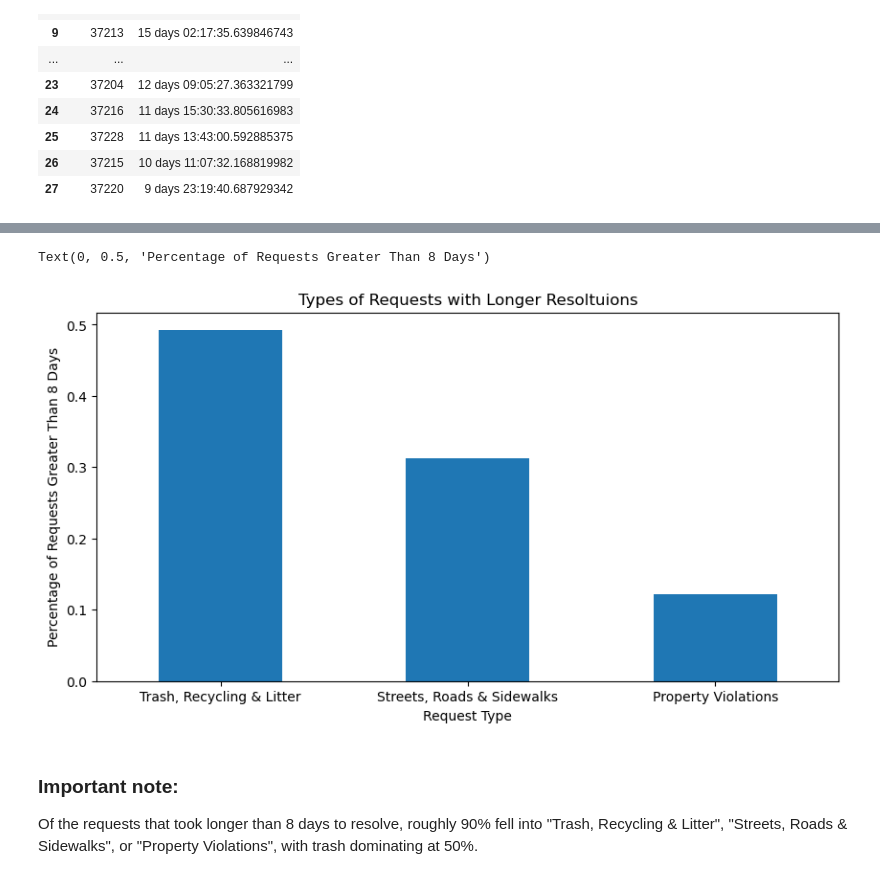
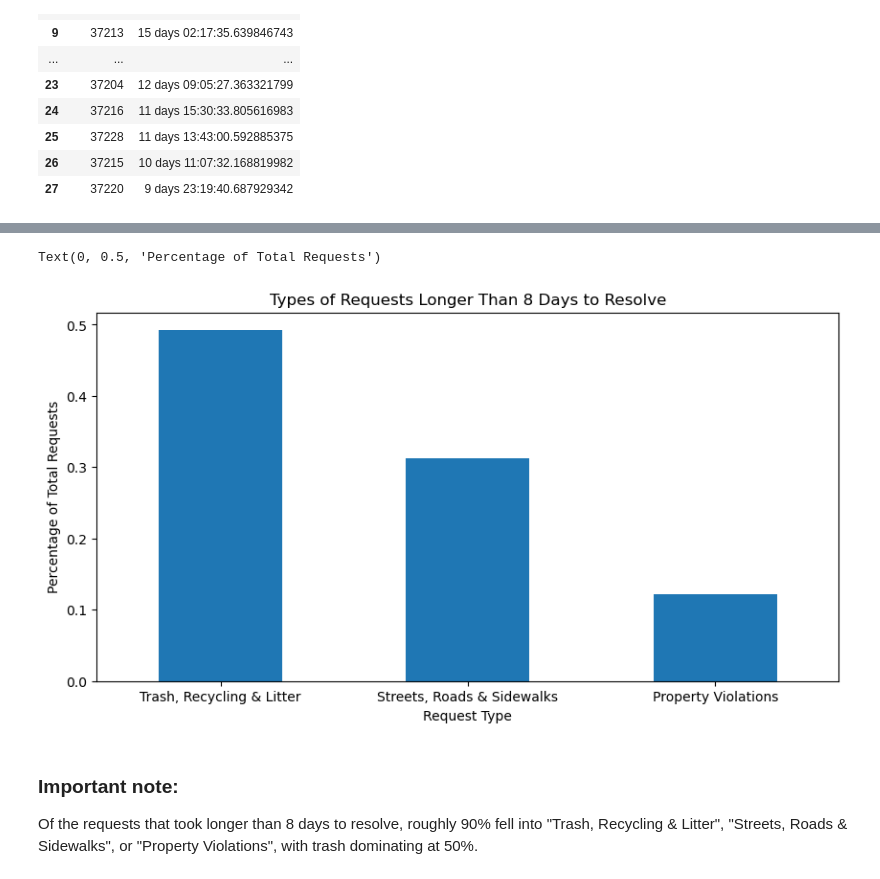
Before and after one commit to edwardbrown750/nss_da9_Capstone, a Jupyter notebook: notebook/ed_brown_da9_capstone_analysis_notebook.ipynb, the cells around one changed output, grey strips where cells are left out. Drawn from its saved outputs; the diff is of its cells as text; code cells hidden in the pictures.

```diff
--- a/notebook/ed_brown_da9_capstone_analysis_notebook.ipynb
+++ b/notebook/ed_brown_da9_capstone_analysis_notebook.ipynb
@@ -913,3 +914,5 @@ hubnashville_requests[hubnashville_requests['resolution_time']>'365 Days']
 | 116823 | 116823 | 125585 | Closed | Other Metro Services and Forms | Other Metro Services and Forms | Other Metro Services and Forms | ... |
 | 117806 | 117806 | 126606 | Closed | Other Metro Services and Forms | Other | Other | ... |
 368 rows × 22 columns
+# %%
+hubnashville_requests['resolution_days'] = hubnashville_requests['resolution_time'].astype(str)
@@ -915,0 +930,9 @@ hubnashville_requests[hubnashville_requests['resolution_time']>'365 Days']
+# %%
+days_list=[]
+for x in hubnashville_requests['resolution_days']:
+    days_list.append(x.split(' ')[0])
+
+hubnashville_requests['resolution_days'] = days_list
+# %%
+hubnashville_requests = hubnashville_requests[hubnashville_requests['resolution_days']!='NaT']
+hubnashville_requests['resolution_days'] = hubnashville_requests['resolution_days'].astype(int)
@@ -1096,13 +1135,13 @@ greater_than_eight.head(2)
 # %%
 plt.figure(figsize=(10,5))
 greater_than_eight['case_request'].value_counts(normalize=True).head(3).plot(kind='bar')
-plt.title('Types of Requests with Longer Resoltuions')
+plt.title('Types of Requests Longer Than 8 Days to Resolve')
 plt.xlabel('Request Type')
 plt.xticks(rotation=0)
-plt.ylabel('Percentage of Requests Greater Than 8 Days')
+plt.ylabel('Percentage of Total Requests')
 # %% [output]
-Text(0, 0.5, 'Percentage of Requests Greater Than 8 Days')
+Text(0, 0.5, 'Percentage of Total Requests')
-[figure, old version]
+[figure, new version]
 # %% [markdown]
 ### Important note:
 Of the requests that took longer than 8 days to resolve, roughly 90% fell into "Trash, Recycling & Litter", "Streets, Roads & Sidewalks", or "Property Violations", with trash dominating at 50%.
```
Also changed, not shown: parts of 23 cells of this notebook.
